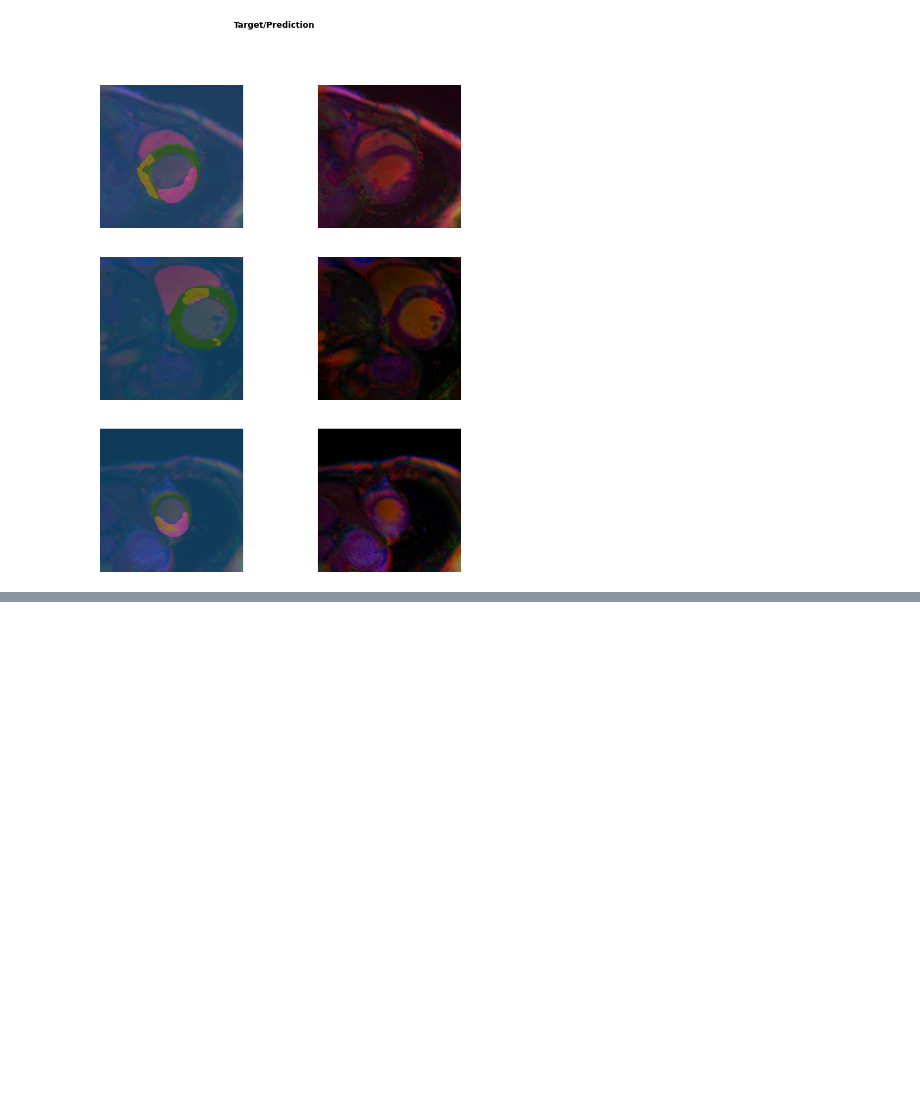
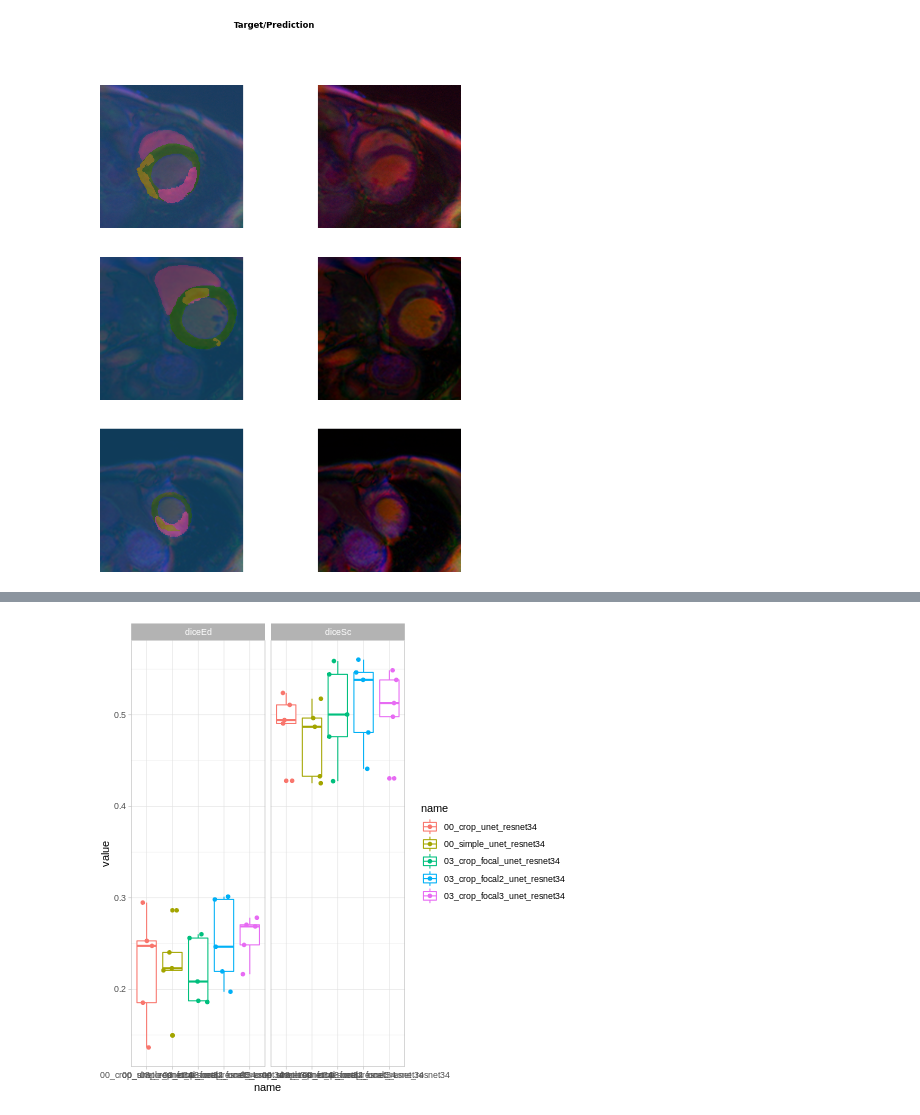
Before and after one commit to chfc-cmi/miccai2020-myops, a Jupyter notebook: code/03_crop_focal_unet_resnet34.ipynb, the cells around one changed output, grey strips where cells are left out. Saved outputs shown, nothing was run; the diff lists cells and outputs as text; code cells hidden in the pictures; blank space fills up the shorter version.

```diff
--- a/code/03_crop_focal_unet_resnet34.ipynb
+++ b/code/03_crop_focal_unet_resnet34.ipynb
@@ -280,0 +383,12 @@ learn.show_results(ds_idx=0, figsize=(15,15))
+# %%
+%%R
+cv_res %>%
+  gather("score","value",valid_loss:diceSc) %>%
+  filter(score %in% c("diceSc","diceEd")) %>%
+  ggplot(aes(name,value,color=name)) +
+  geom_boxplot() +
+  geom_jitter() +
+  facet_wrap(score ~ .) +
+  theme_light()
+# %% [output]
+[figure, added]
```
Also changed, not shown: parts of 6 cells of this notebook.
